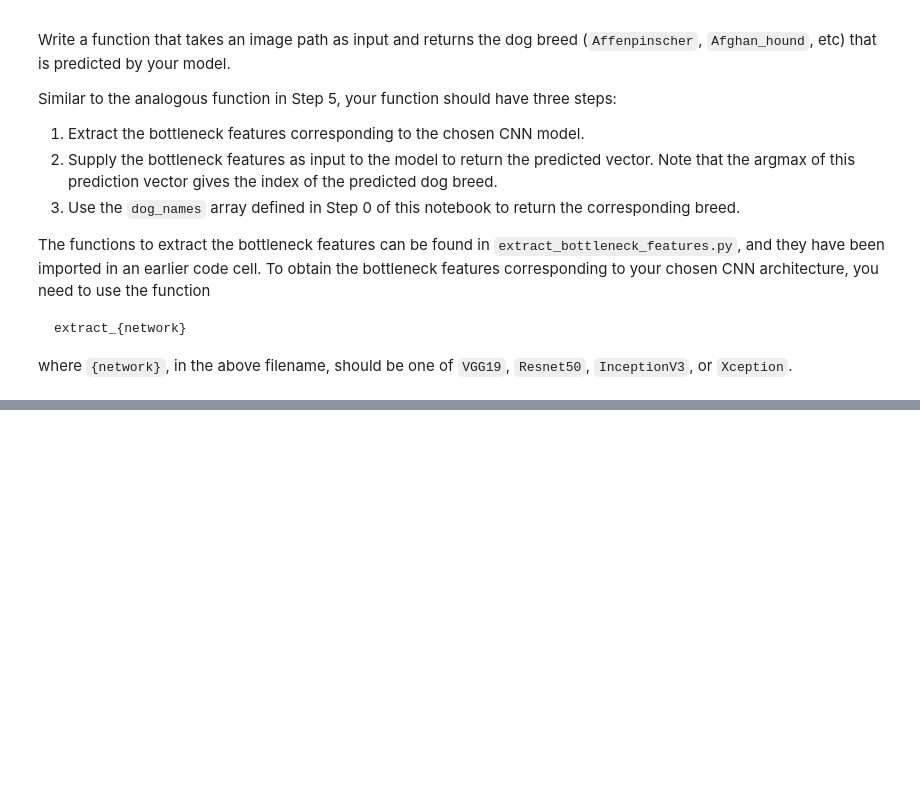
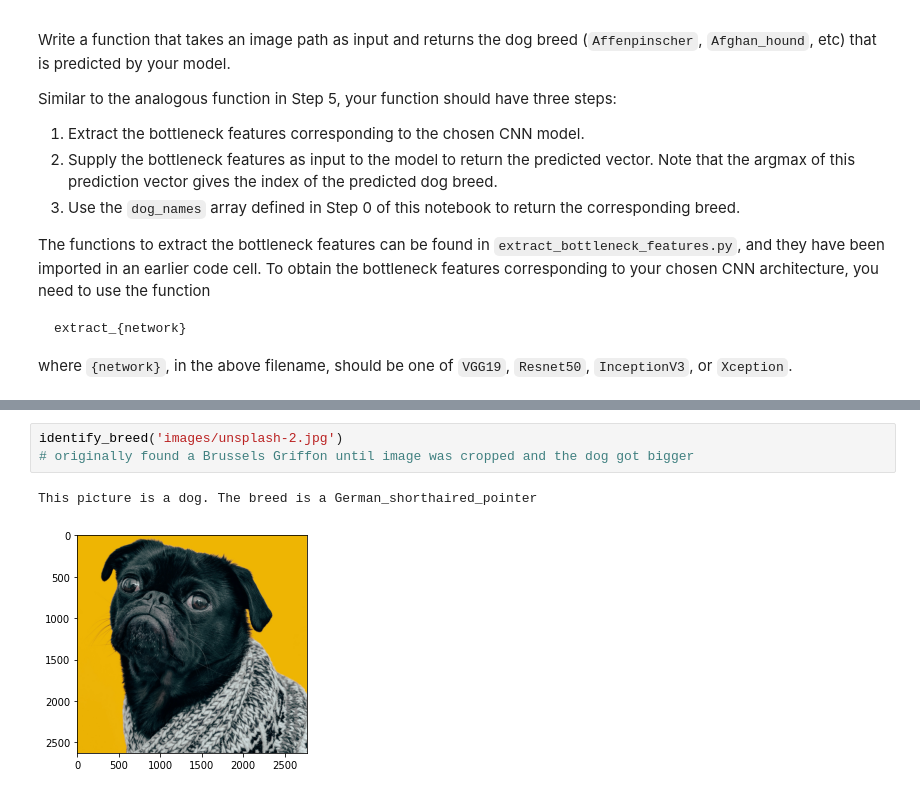
Before and after one commit to jbm1991/dog_breed_identifier, a Jupyter notebook: dog_app.ipynb, the cells around one changed output, grey strips where cells are left out. Saved outputs shown, nothing was run; the diff lists cells and outputs as text; blank space fills up the shorter version.

```diff
--- a/dog_app.ipynb
+++ b/dog_app.ipynb
@@ -593,0 +936,6 @@ __Answer:__
+# %%
+identify_breed('images/unsplash-2.jpg')
+# originally found a Brussels Griffon until image was cropped and the dog got bigger
+# %% [output]
+This picture is a dog. The breed is a German_shorthaired_pointer
+[figure, added]
```
Also changed, not shown: parts of 50 cells of this notebook, 15 other files.
